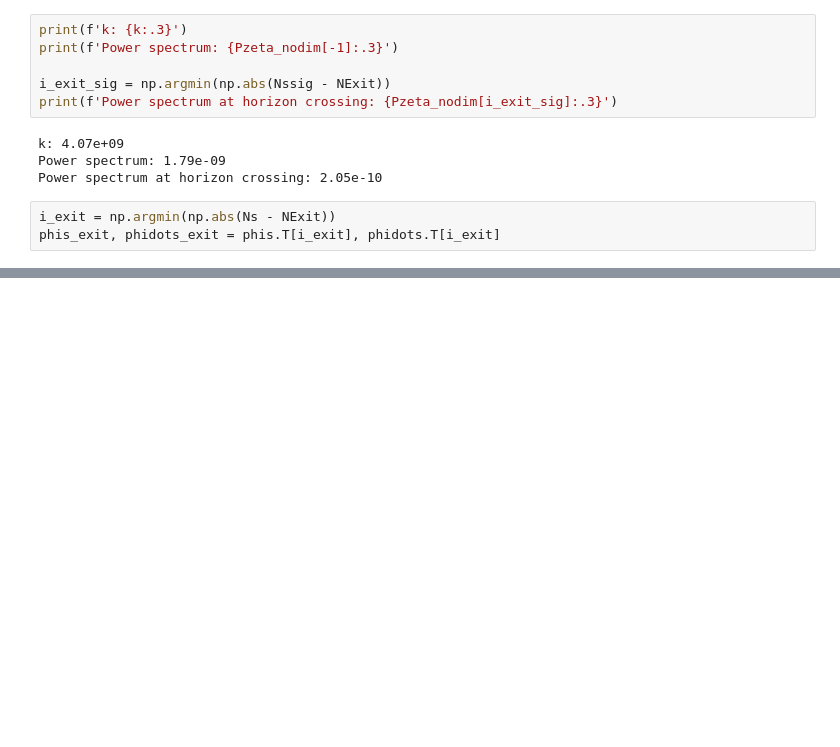
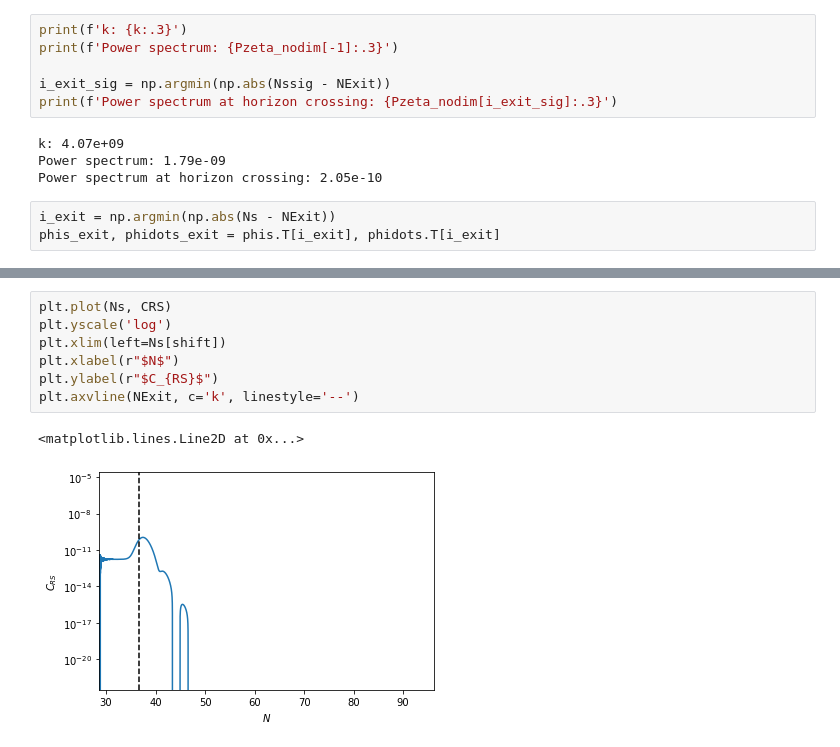
Before and after one commit to gsalinasphys/MyTransport, a Jupyter notebook: Examples/Angular/Angular.ipynb, the cells around one changed output, grey strips where cells are left out. Saved outputs shown, nothing was run; the diff lists cells and outputs as text; blank space fills up the shorter version.

```diff
--- a/Examples/Angular/Angular.ipynb
+++ b/Examples/Angular/Angular.ipynb
@@ -178,0 +214,10 @@ sigma_exit = np.concatenate((sigma[i_exit_sig][0:nF], sigma[i_exit_sig][2*nF:2*n
+# %%
+plt.plot(Ns, CRS)
+plt.yscale('log')
+plt.xlim(left=Ns[shift])
+plt.xlabel(r"$N$")
+plt.ylabel(r"$C_{RS}$")
+plt.axvline(NExit, c='k', linestyle='--')
+# %% [output]
+<matplotlib.lines.Line2D at 0x...>
+[figure, added]
```
Also changed, not shown: parts of 23 cells of this notebook.
